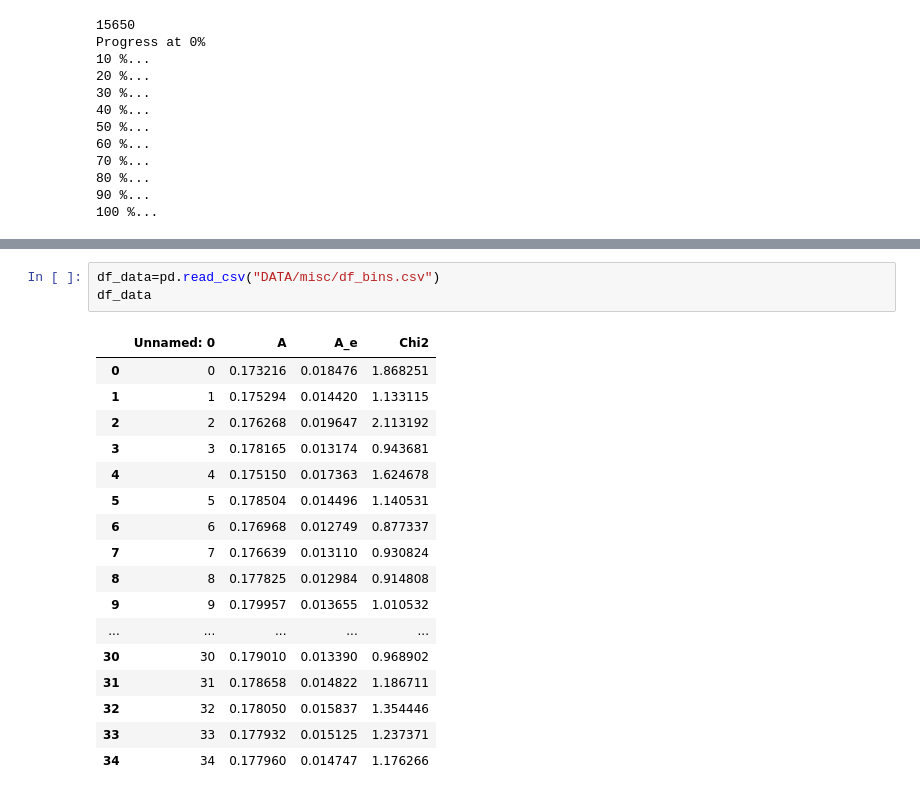
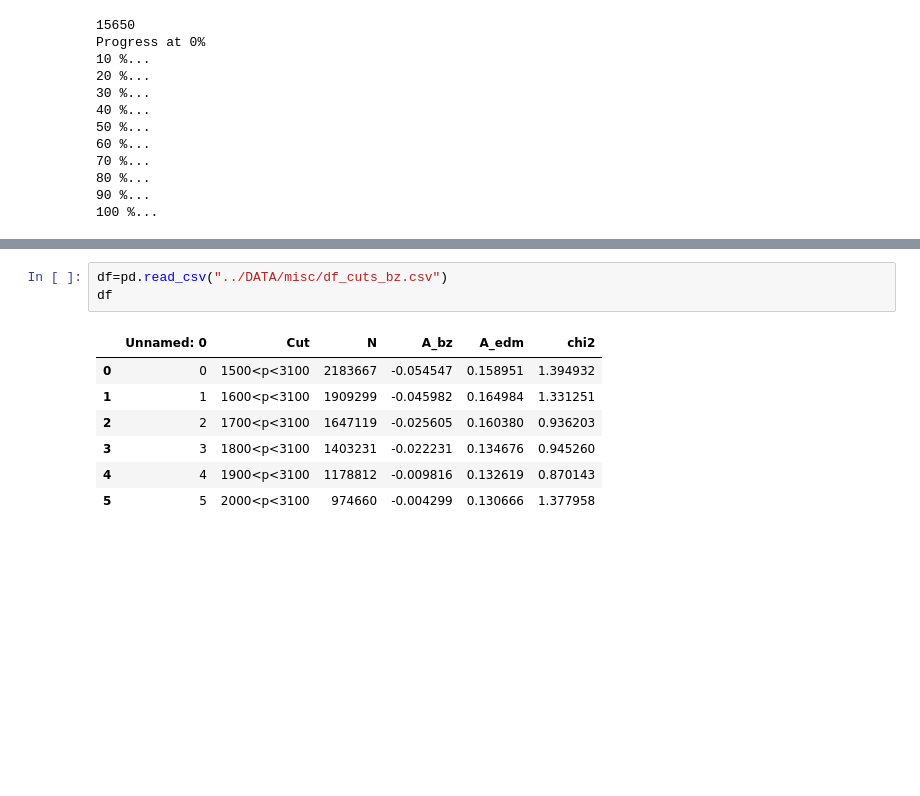
Before and after one commit to glukicov/EDMTracking, a Jupyter notebook: JupyterNB/Misc.ipynb, the cells around one changed output, grey strips where cells are left out. Saved outputs shown, nothing was run; the diff lists cells and outputs as text; blank space fills up the shorter version.

```diff
--- a/JupyterNB/Misc.ipynb
+++ b/JupyterNB/Misc.ipynb
@@ -48,21 +53,11 @@ Welcome to JupyROOT 6.18/04
 # %%
-df_data=pd.read_csv("DATA/misc/df_bins.csv")
-df_data
+df=pd.read_csv("../DATA/misc/df_cuts_bz.csv")
+df
 # %% [output]
-|  | Unnamed: 0 | A | A_e | Chi2 |
-| 0 | 0 | 0.173216 | 0.018476 | 1.868251 |
-| 1 | 1 | 0.175294 | 0.014420 | 1.133115 |
-| 2 | 2 | 0.176268 | 0.019647 | 2.113192 |
-| 3 | 3 | 0.178165 | 0.013174 | 0.943681 |
-| 4 | 4 | 0.175150 | 0.017363 | 1.624678 |
-| 5 | 5 | 0.178504 | 0.014496 | 1.140531 |
-| 6 | 6 | 0.176968 | 0.012749 | 0.877337 |
-| 7 | 7 | 0.176639 | 0.013110 | 0.930824 |
-| 8 | 8 | 0.177825 | 0.012984 | 0.914808 |
-| 9 | 9 | 0.179957 | 0.013655 | 1.010532 |
-| ... | ... | ... | ... | ... |
-| 30 | 30 | 0.179010 | 0.013390 | 0.968902 |
-| 31 | 31 | 0.178658 | 0.014822 | 1.186711 |
-| 32 | 32 | 0.178050 | 0.015837 | 1.354446 |
-| 33 | 33 | 0.177932 | 0.015125 | 1.237371 |
-| 34 | 34 | 0.177960 | 0.014747 | 1.176266 |
+|  | Unnamed: 0 | Cut | N | A_bz | A_edm | chi2 |
+| 0 | 0 | 1500<p<3100 | 2183667 | -0.054547 | 0.158951 | 1.394932 |
+| 1 | 1 | 1600<p<3100 | 1909299 | -0.045982 | 0.164984 | 1.331251 |
+| 2 | 2 | 1700<p<3100 | 1647119 | -0.025605 | 0.160380 | 0.936203 |
+| 3 | 3 | 1800<p<3100 | 1403231 | -0.022231 | 0.134676 | 0.945260 |
+| 4 | 4 | 1900<p<3100 | 1178812 | -0.009816 | 0.132619 | 0.870143 |
+| 5 | 5 | 2000<p<3100 | 974660 | -0.004299 | 0.130666 | 1.377958 |
```
Also changed, not shown: parts of 11 cells of this notebook, 4 other files.
